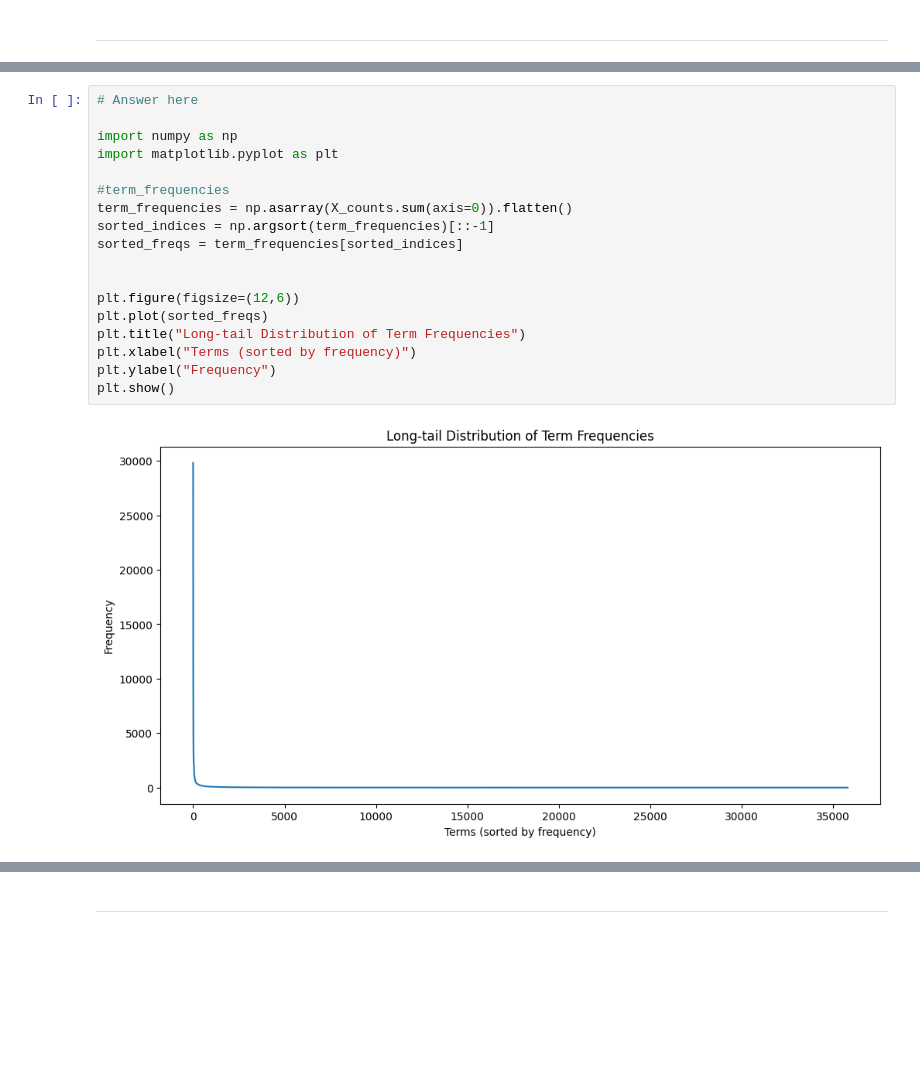
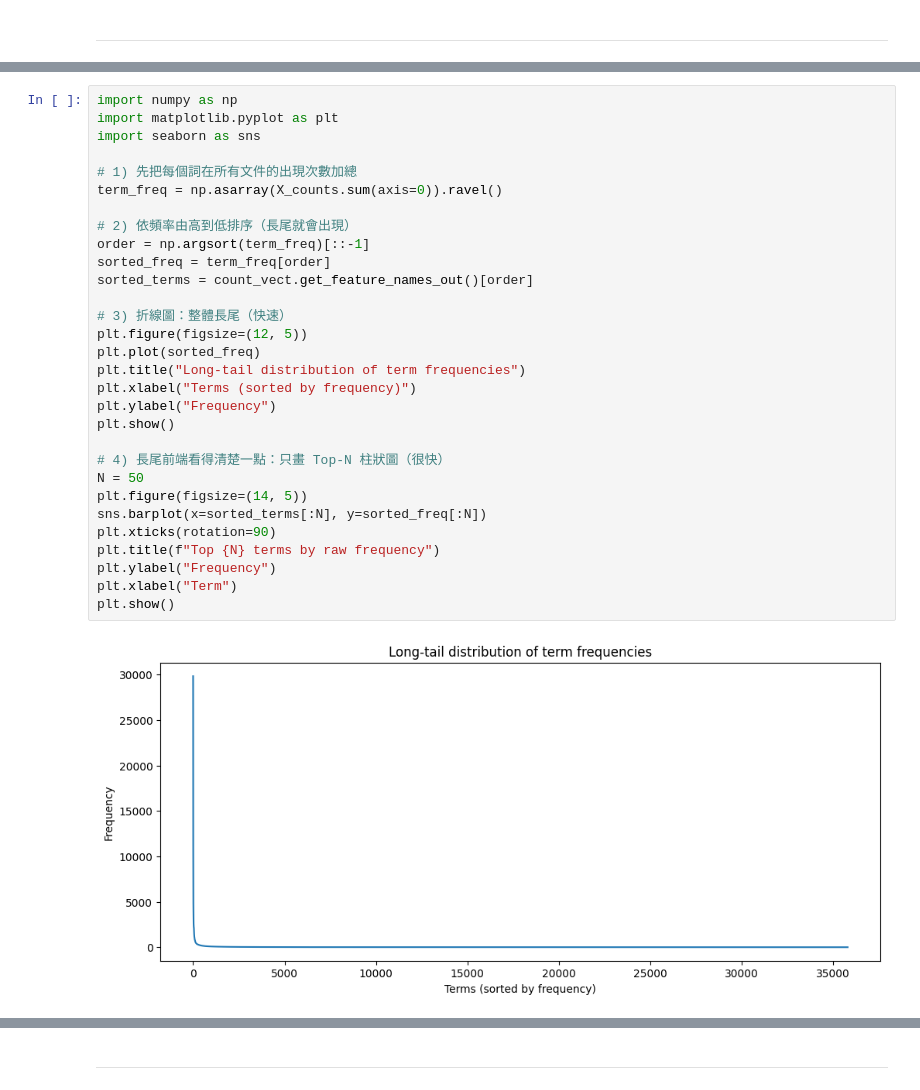
Before and after one commit to THH1118/DM2025-Lab1-Exercise, a Jupyter notebook: DM2025-Lab1-Master.ipynb, the cells around one changed output, grey strips where cells are left out. Drawn from its saved outputs; the diff is of its cells as text; blank space fills up the shorter version.

```diff
--- a/DM2025-Lab1-Master.ipynb
+++ b/DM2025-Lab1-Master.ipynb
@@ -1294,22 +1294,34 @@ Additionally, you can attempt to sort the terms on the `x-axis` by frequency ins
 
 ![alt txt](https://upload.wikimedia.org/wikipedia/commons/thumb/8/8a/Long_tail.svg/1000px-Long_tail.svg.png)
 # %%
-# Answer here
-
 import numpy as np
 import matplotlib.pyplot as plt
+import seaborn as sns
 
-#term_frequencies
-term_frequencies = np.asarray(X_counts.sum(axis=0)).flatten()
-sorted_indices = np.argsort(term_frequencies)[::-1]
-sorted_freqs = term_frequencies[sorted_indices]
+# 1) 先把每個詞在所有文件的出現次數加總
+term_freq = np.asarray(X_counts.sum(axis=0)).ravel()
 
+# 2) 依頻率由高到低排序（長尾就會出現）
+order = np.argsort(term_freq)[::-1]
+sorted_freq = term_freq[order]
+sorted_terms = count_vect.get_feature_names_out()[order]
 
-plt.figure(figsize=(12,6))
-plt.plot(sorted_freqs)
-plt.title("Long-tail Distribution of Term Frequencies")
+# 3) 折線圖：整體長尾（快速）
+plt.figure(figsize=(12, 5))
+plt.plot(sorted_freq)
+plt.title("Long-tail distribution of term frequencies")
 plt.xlabel("Terms (sorted by frequency)")
 plt.ylabel("Frequency")
 plt.show()
+
+# 4) 長尾前端看得清楚一點：只畫 Top-N 柱狀圖（很快）
+N = 50
+plt.figure(figsize=(14, 5))
+sns.barplot(x=sorted_terms[:N], y=sorted_freq[:N])
+plt.xticks(rotation=90)
+plt.title(f"Top {N} terms by raw frequency")
+plt.ylabel("Frequency")
+plt.xlabel("Term")
+plt.show()
 # %% [output]
-[figure, old version]
+[figure, new version]
```
Also changed, not shown: parts of 2 cells of this notebook.
